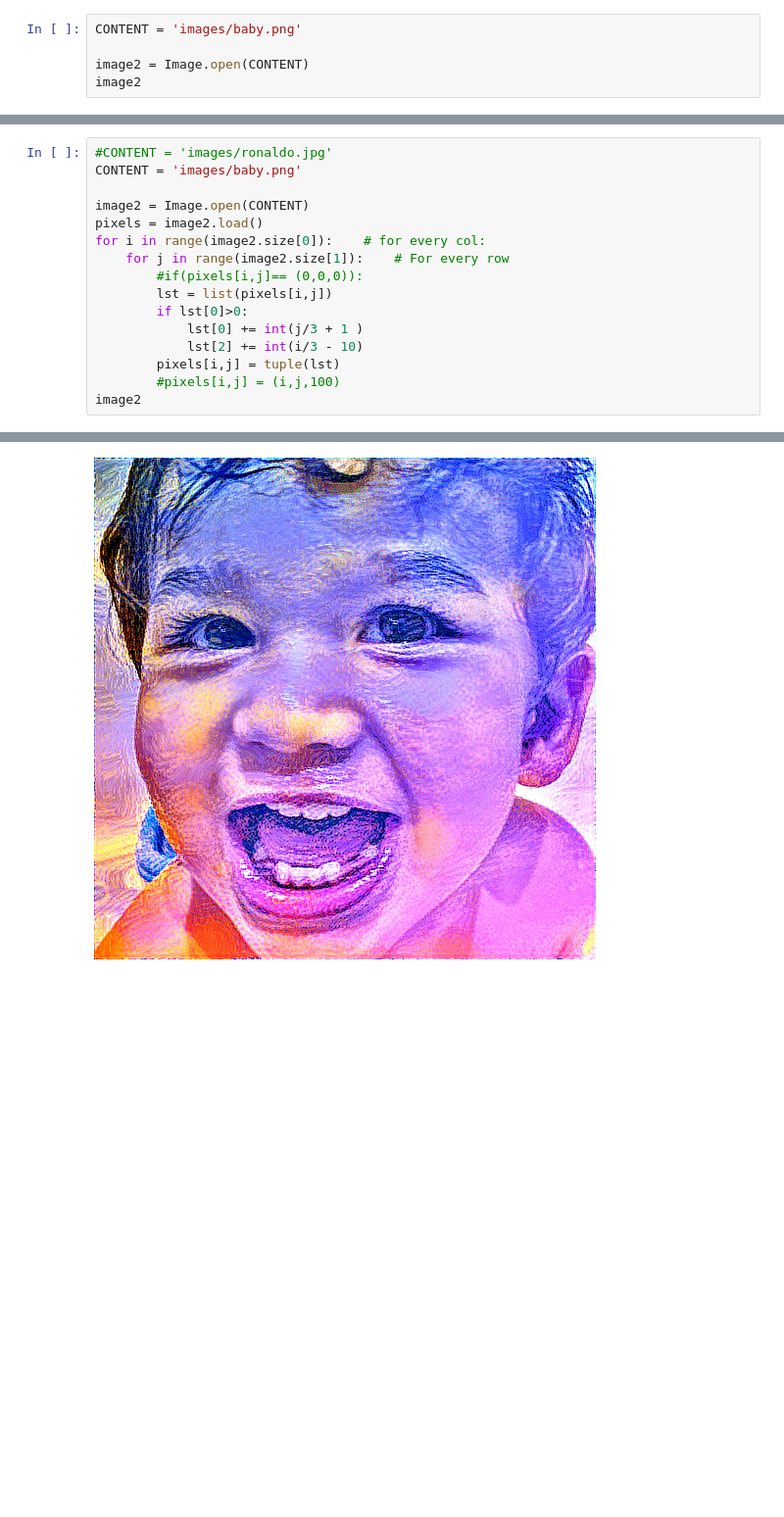
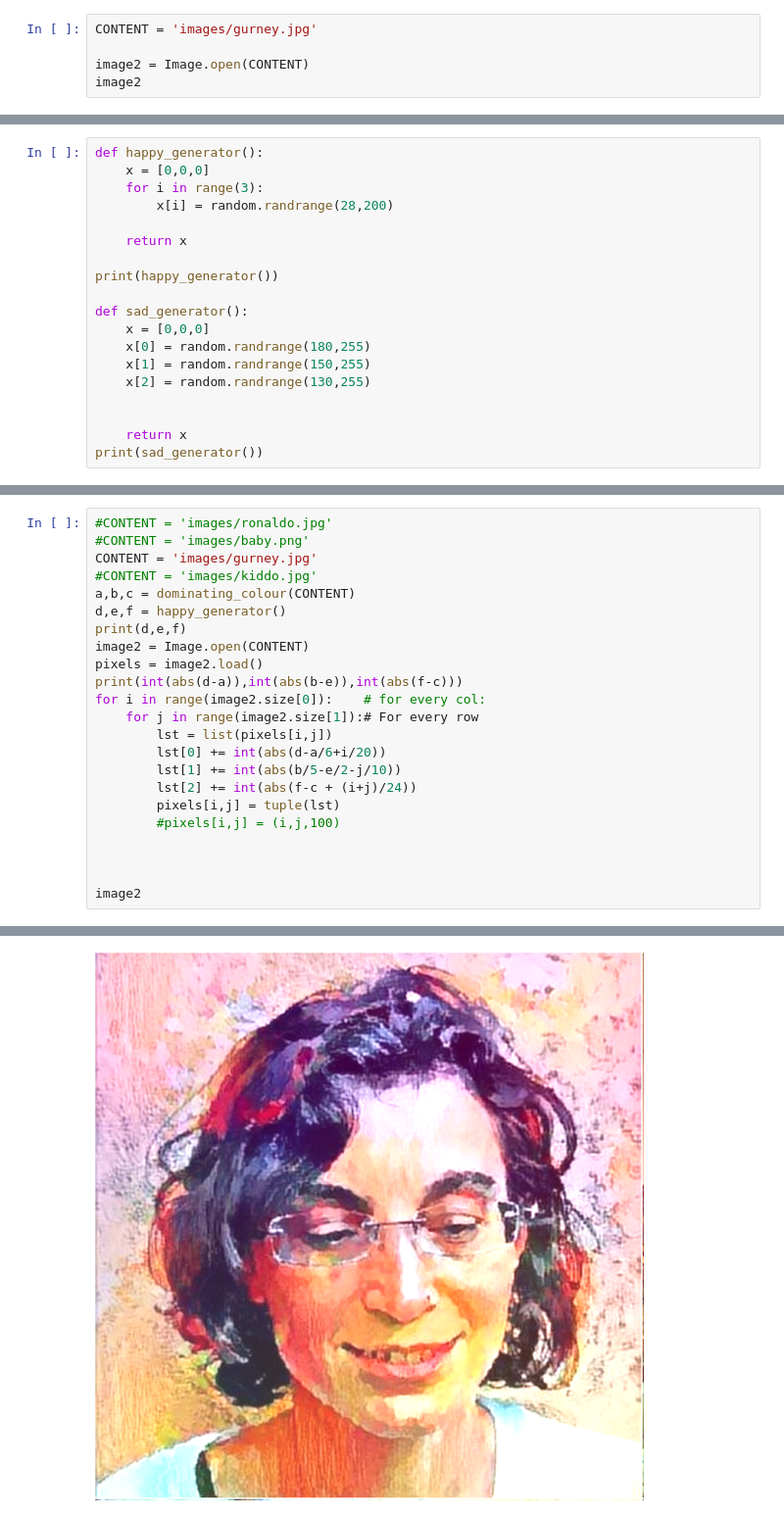
Before and after one commit to vaibhavahuja/colorfilter, a Jupyter notebook: check.ipynb, the cells around one changed output, grey strips where cells are left out. Shown at 98% size. Cells and saved outputs as stored; diff of their text form; blank space fills up the shorter version.

```diff
--- a/check.ipynb
+++ b/check.ipynb
@@ -12,5 +13,5 @@ from PIL import Image
 # %%
-CONTENT = 'images/baby.png'
+CONTENT = 'images/gurney.jpg'
 
 image2 = Image.open(CONTENT)
 image2
@@ -18,0 +53,19 @@ image2
+# %%
+def happy_generator():
+    x = [0,0,0]
+    for i in range(3):
+        x[i] = random.randrange(28,200)
+
+    return x
+
+print(happy_generator())
+
+def sad_generator():
+    x = [0,0,0]
+    x[0] = random.randrange(180,255)
+    x[1] = random.randrange(150,255)
+    x[2] = random.randrange(130,255)
+
+
+    return x
+print(sad_generator())
@@ -19,17 +75,24 @@ image2
 # %%
 #CONTENT = 'images/ronaldo.jpg'
-CONTENT = 'images/baby.png'
-
+#CONTENT = 'images/baby.png'
+CONTENT = 'images/gurney.jpg'
+#CONTENT = 'images/kiddo.jpg'
+a,b,c = dominating_colour(CONTENT)
+d,e,f = happy_generator()
+print(d,e,f)
 image2 = Image.open(CONTENT)
 pixels = image2.load()
+print(int(abs(d-a)),int(abs(b-e)),int(abs(f-c)))
 for i in range(image2.size[0]):    # for every col:
-    for j in range(image2.size[1]):    # For every row
-        #if(pixels[i,j]== (0,0,0)):
+    for j in range(image2.size[1]):# For every row
         lst = list(pixels[i,j])
-        if lst[0]>0:
-            lst[0] += int(j/3 + 1 )
-            lst[2] += int(i/3 - 10)
+        lst[0] += int(abs(d-a/6+i/20))
+        lst[1] += int(abs(b/5-e/2-j/10))
+        lst[2] += int(abs(f-c + (i+j)/24))
         pixels[i,j] = tuple(lst)
         #pixels[i,j] = (i,j,100)
+
+
+
 image2
 # %% [output]
@@ -36 +101 @@ image2
-[figure, old version]
+[figure, new version]
```
Also changed, not shown: parts of 8 cells of this notebook, 3 other files.
